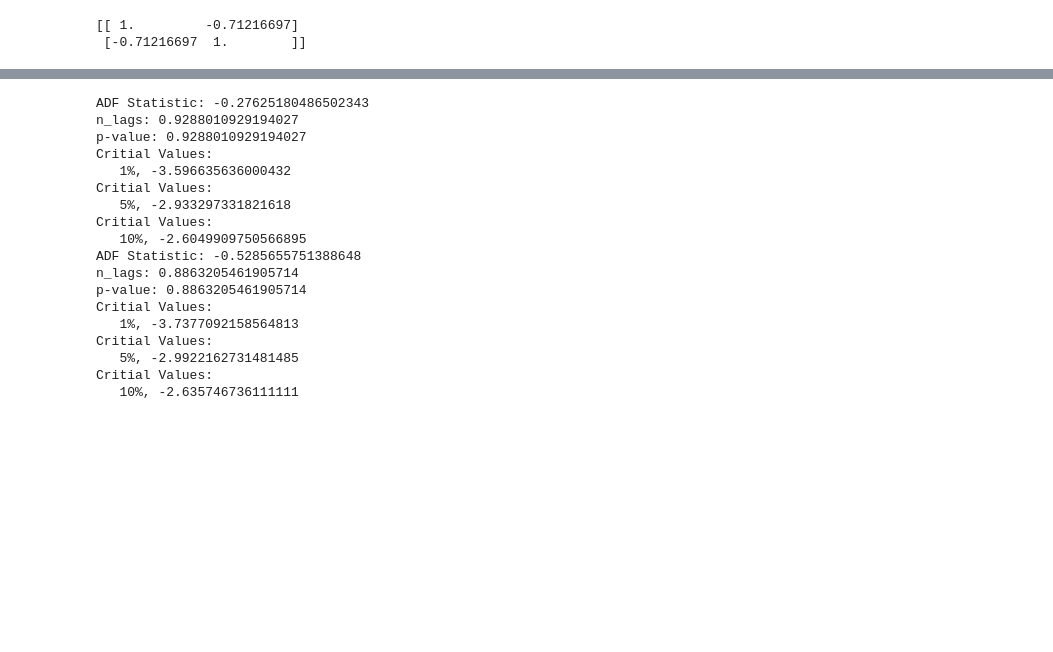
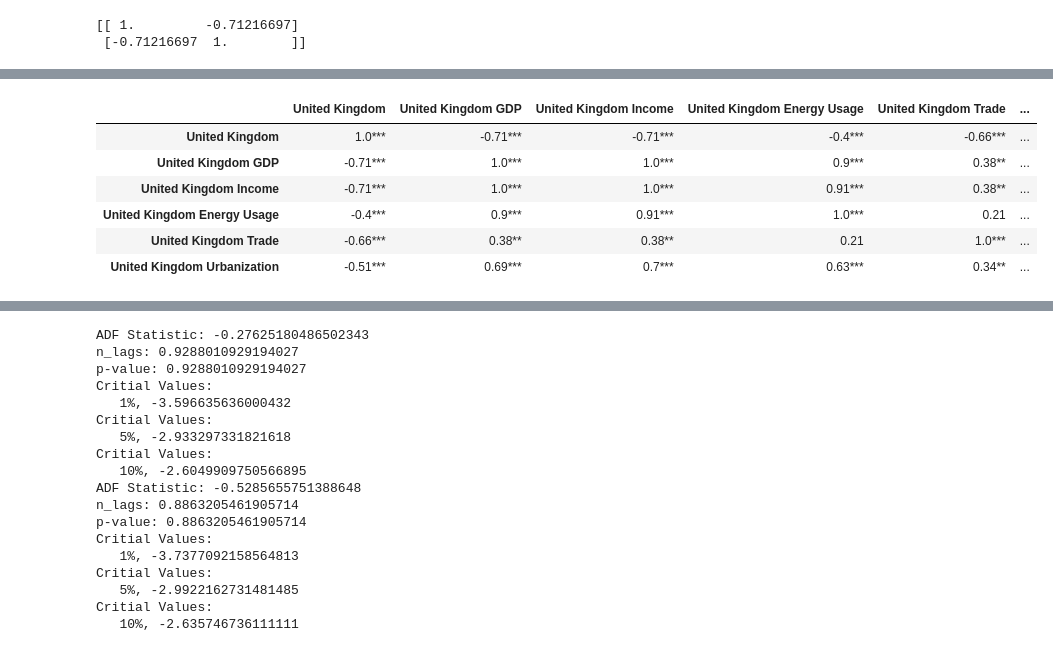
Before and after one commit to TimDommett/MSc-Applied-Economics---Testing-the-Environmental-Kuznets-Curve-EKC-, a Jupyter notebook: Analysis/test.ipynb, the cells around one changed output, grey strips where cells are left out. Drawn from its saved outputs; the diff is of its cells as text; code cells hidden in the pictures; blank space fills up the shorter version.

```diff
--- a/Analysis/test.ipynb
+++ b/Analysis/test.ipynb
@@ -863,3 +845,16 @@ United Kingdom Urbanization              0.336932                     1.000000
 [figure]
 [figure]
 [figure]
+# %%
+rho = territorial_uk_emissions.corr()
+pval = territorial_uk_emissions.corr(method=lambda x, y: pearsonr(x, y)[1]) - np.eye(*rho.shape)
+p = pval.applymap(lambda x: ''.join(['*' for t in [0.01,0.05,0.1] if x<=t]))
+rho.round(2).astype(str) + p
+# %% [output]
+|  | United Kingdom | United Kingdom GDP | United Kingdom Income | United Kingdom Energy Usage | United Kingdom Trade | ... |
+| United Kingdom | 1.0*** | -0.71*** | -0.71*** | -0.4*** | -0.66*** | ... |
+| United Kingdom GDP | -0.71*** | 1.0*** | 1.0*** | 0.9*** | 0.38** | ... |
+| United Kingdom Income | -0.71*** | 1.0*** | 1.0*** | 0.91*** | 0.38** | ... |
+| United Kingdom Energy Usage | -0.4*** | 0.9*** | 0.91*** | 1.0*** | 0.21 | ... |
+| United Kingdom Trade | -0.66*** | 0.38** | 0.38** | 0.21 | 1.0*** | ... |
+| United Kingdom Urbanization | -0.51*** | 0.69*** | 0.7*** | 0.63*** | 0.34** | ... |
```
Also changed, not shown: parts of 5 cells of this notebook, 2 other files.
